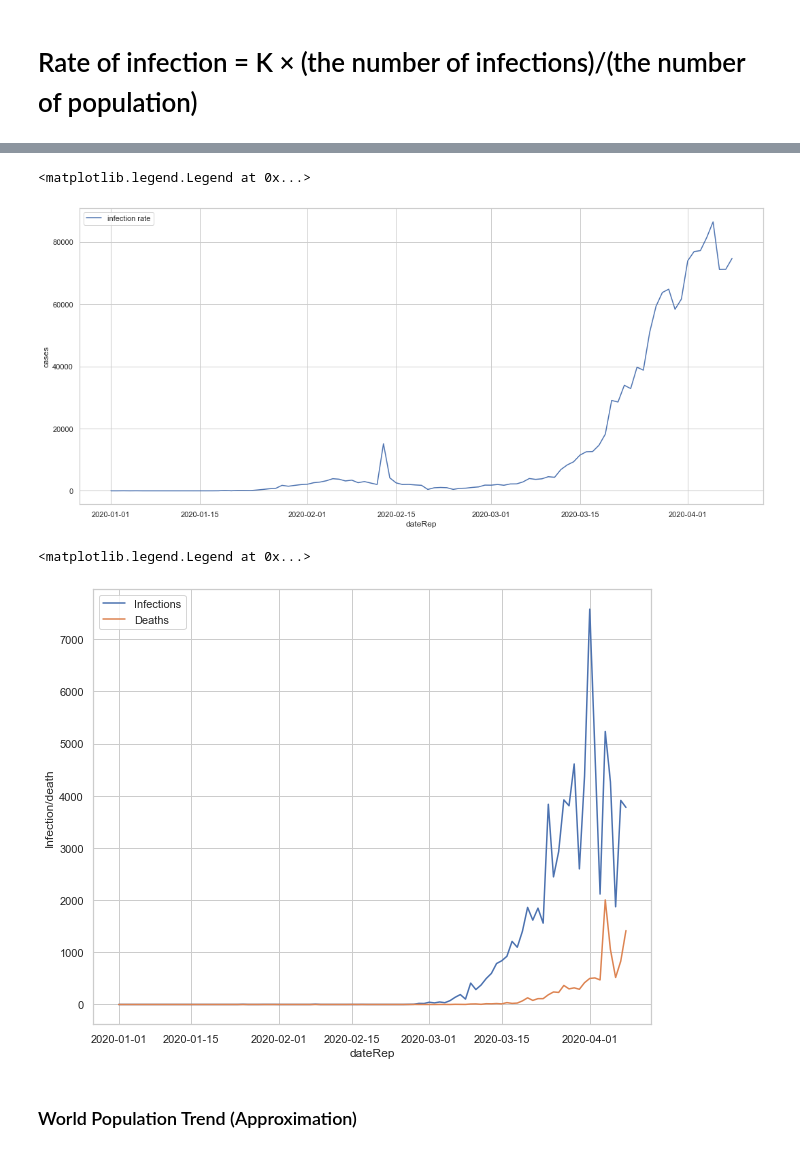
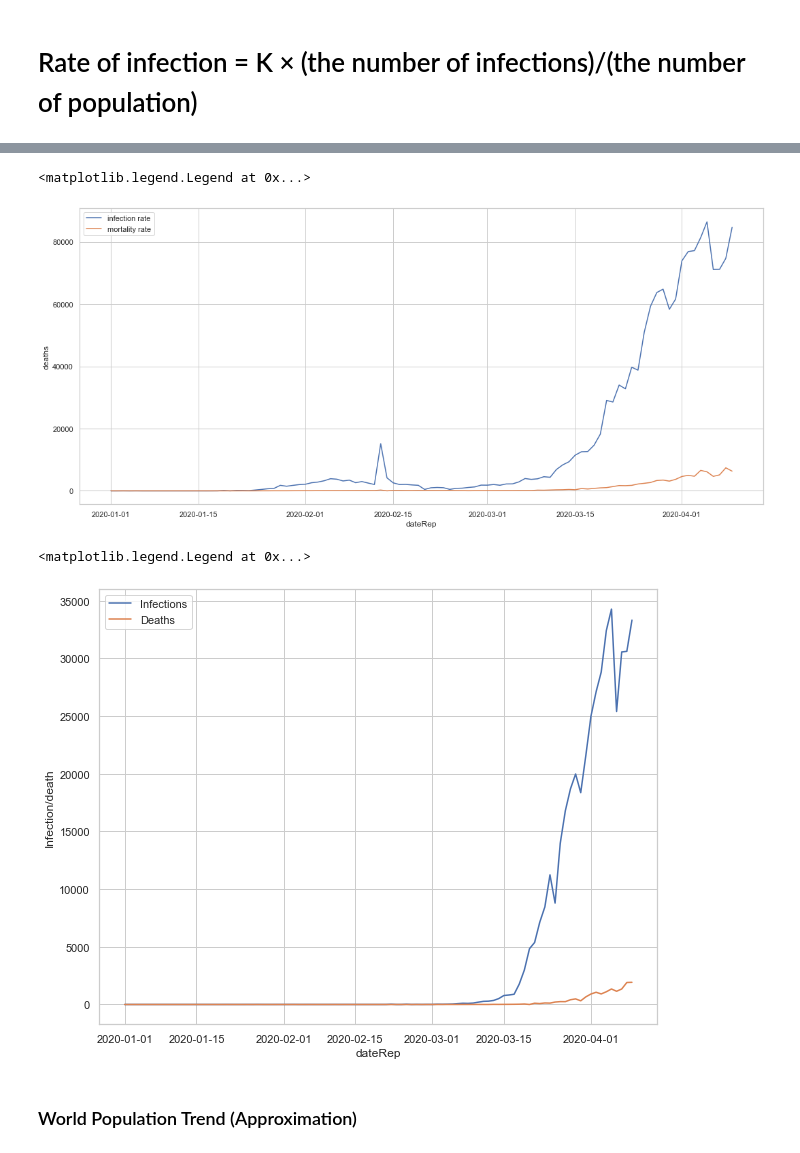
Before and after one commit to ekanime/COVID-19, a Jupyter notebook: covid-19.ipynb, the cells around one changed output, grey strips where cells are left out. Saved outputs shown, nothing was run; the diff lists cells and outputs as text; code cells hidden in the pictures.

```diff
--- a/covid-19.ipynb
+++ b/covid-19.ipynb
@@ -19,3 +17,3 @@ urlretrieve(url,'covid_19_geo_dist.xlsx')
 # %%
-df = pd.read_excel('covid_19_geo_dist.xlsx',parse_dates=['dateRep'])
+df = pd.read_excel(url,parse_dates=['dateRep'])
 df.dropna(axis=0,inplace=True)
@@ -34,4 +21,0 @@ cases_1000.sample(5)
-# %%
-countries_1000 = cases_1000.groupby(cases_1000['countriesAndTerritories'])['deaths','cases'].sum()
-y = countries_1000.index
-x = countries_1000.cases
@@ -95,29 +72,29 @@ df2.tail(10)
 # %%
 plt.figure(figsize=(18,8))
-#sns.lineplot(x = df2.index, y = df2['infection_rate_%'])
 sns.lineplot(x = df2.index, y = df2['cases'])
+sns.lineplot(x = df2.index, y = df2['deaths'])
 plt.legend(['infection rate','mortality rate'])
 # %% [output]
 <matplotlib.legend.Legend at 0x...>
-[figure, old version]
+[figure, new version]
 # %%
-country = df[df.countriesAndTerritories == 'France']
+country = df[df.countriesAndTerritories == 'United_States_of_America']
 country = country.groupby(country.dateRep)['cases','deaths'].sum()
 country['total_cases'] = country.cases.cumsum()
 country['total_deaths'] = country.deaths.cumsum()
 country['pop'] = pop - country.deaths.shift()
 country.dropna(inplace=True)
 country['pop'] = country['pop'].apply(lambda x : ((x+2.5)-1))
 country['infection_rate_%'] = ((country['total_cases']/country['pop'])*100)
 country['mortality_rate_%'] = ((country['total_deaths']/country['pop'])*100)
 plt.figure(figsize=(10,8))
 sns.lineplot(x = country.index, y= country['cases'])
 sns.lineplot(x = country.index, y= country['deaths'])
 plt.ylabel('Infection/death')
 plt.legend(['Infections','Deaths'])
 # %% [output]
 <matplotlib.legend.Legend at 0x...>
-[figure, old version]
+[figure, new version]
 # %% [markdown]
 ### World Population Trend (Approximation)
 # %%
```
Also changed, not shown: parts of 15 cells of this notebook, 2 other files.
